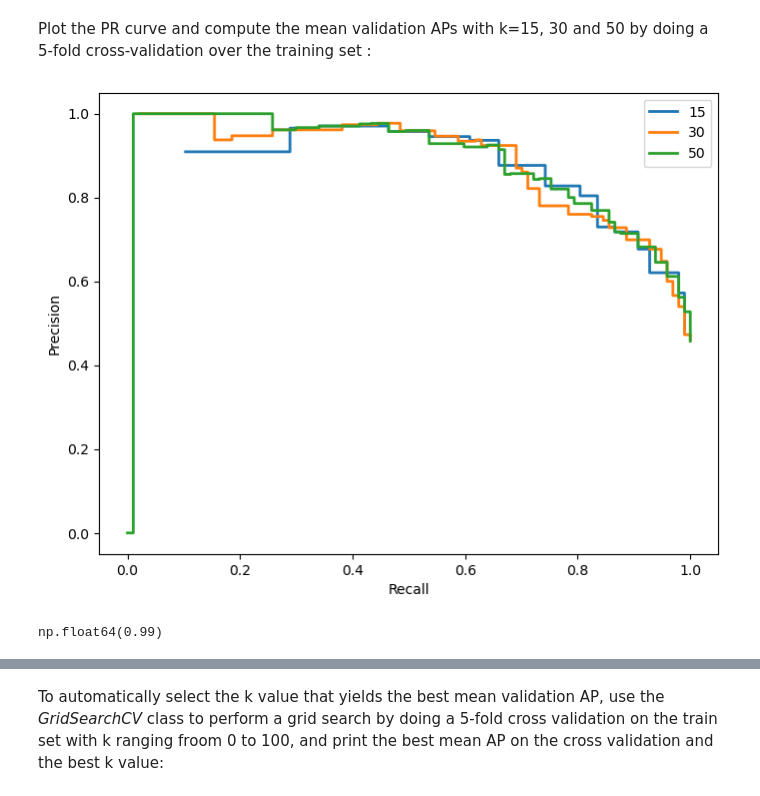
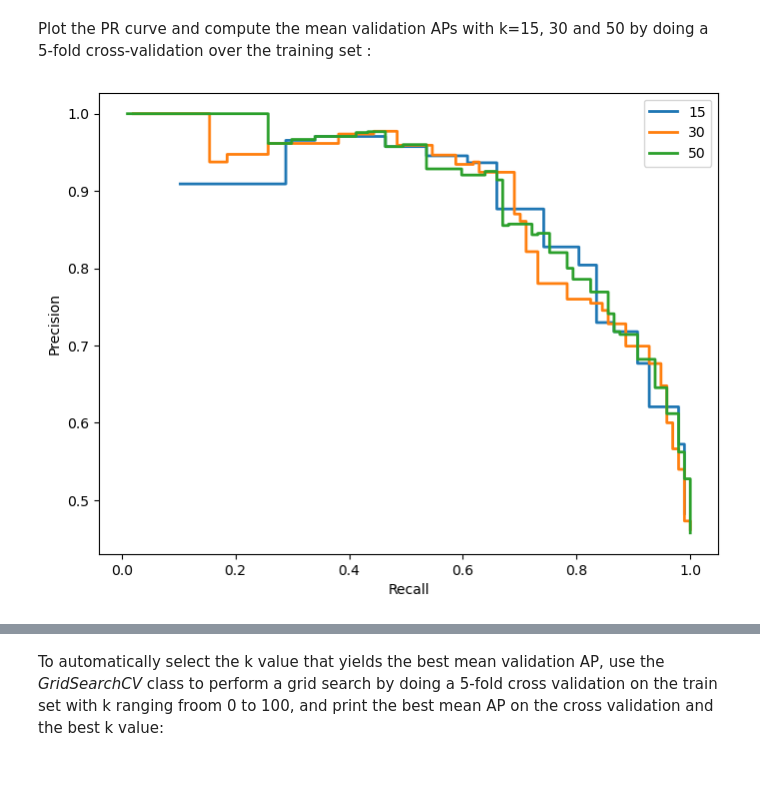
Before and after one commit to clarka34/12_machine_learning, a Jupyter notebook: ML2 - Classification et Clustering/ML2.1_classification_intro/notebooks/Machine_Learning_2.1_Classification.ipynb, the cells around one changed output, grey strips where cells are left out. Drawn from its saved outputs; the diff is of its cells as text; code cells hidden in the pictures.

```diff
--- a/ML2 - Classification et Clustering/ML2.1_classification_intro/notebooks/Machine_Learning_2.1_Classification.ipynb
+++ b/ML2 - Classification et Clustering/ML2.1_classification_intro/notebooks/Machine_Learning_2.1_Classification.ipynb
@@ -534,36 +534,32 @@ Plot the PR curve and compute the mean validation APs with k=15, 30 and 50 by do
 from sklearn.model_selection import cross_val_predict
 #TOFILL
 
 def calc_prec_recall(y_train_var, y_train_pred_var, thresholds):
     precisions = []
     recalls = []
     for thresh in thresholds:
-        precisions.append(precision_score(y_train_var, (y_train_pred_var>thresh).astype('int')))
+        precisions.append(precision_score(y_train_var, (y_train_pred_var>thresh).astype('int'), zero_division=np.nan))
         recalls.append(recall_score(y_train_var, (y_train_pred_var>thresh).astype('int')))
     return precisions, recalls
 
 def plot_precision_recall_curve(precisions, recalls, ax, label_knn):
     ax.step(recalls, precisions, linewidth=2, label=label_knn)
     ax.set_xlabel('Recall')
     ax.set_ylabel('Precision')
 
 fig, ax = plt.subplots(figsize=(8,6))
 
 k_vals = [15, 30, 50]
 thresholds = np.arange(1,1000) * 0.001
 
 for k_val in k_vals:
     knn = KNeighborsClassifier(n_neighbors=k_val)
     y_train_pred = cross_val_predict(knn, X_train, y_train, method='predict_proba', cv=5)
 
     precisions, recalls = calc_prec_recall(y_train, y_train_pred[:,1], thresholds)
     plot_precision_recall_curve(precisions, recalls, ax=ax, label_knn=str(k_val))
 
 plt.legend()
 plt.show()
 # %% [output]
-[figure, old version]
+[figure, new version]
-# %%
-thresh
-# %% [output]
-np.float64(0.99)
```
Also changed, not shown: parts of 40 cells of this notebook.
